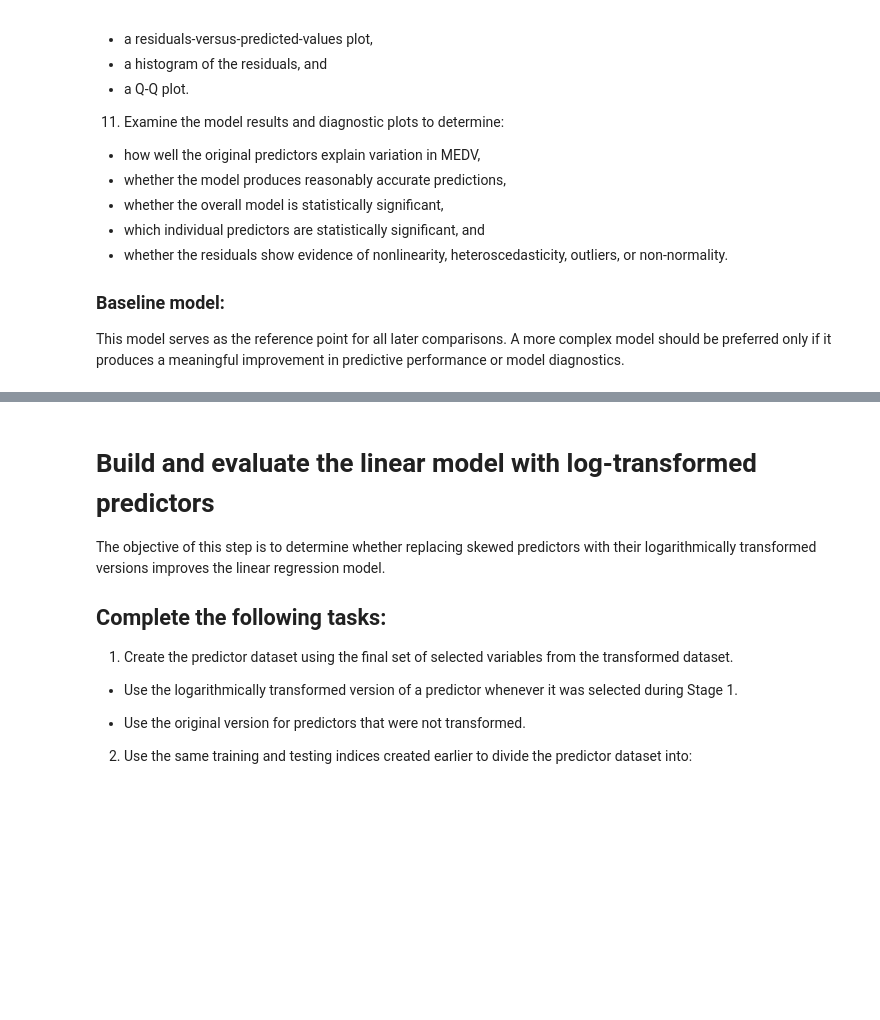
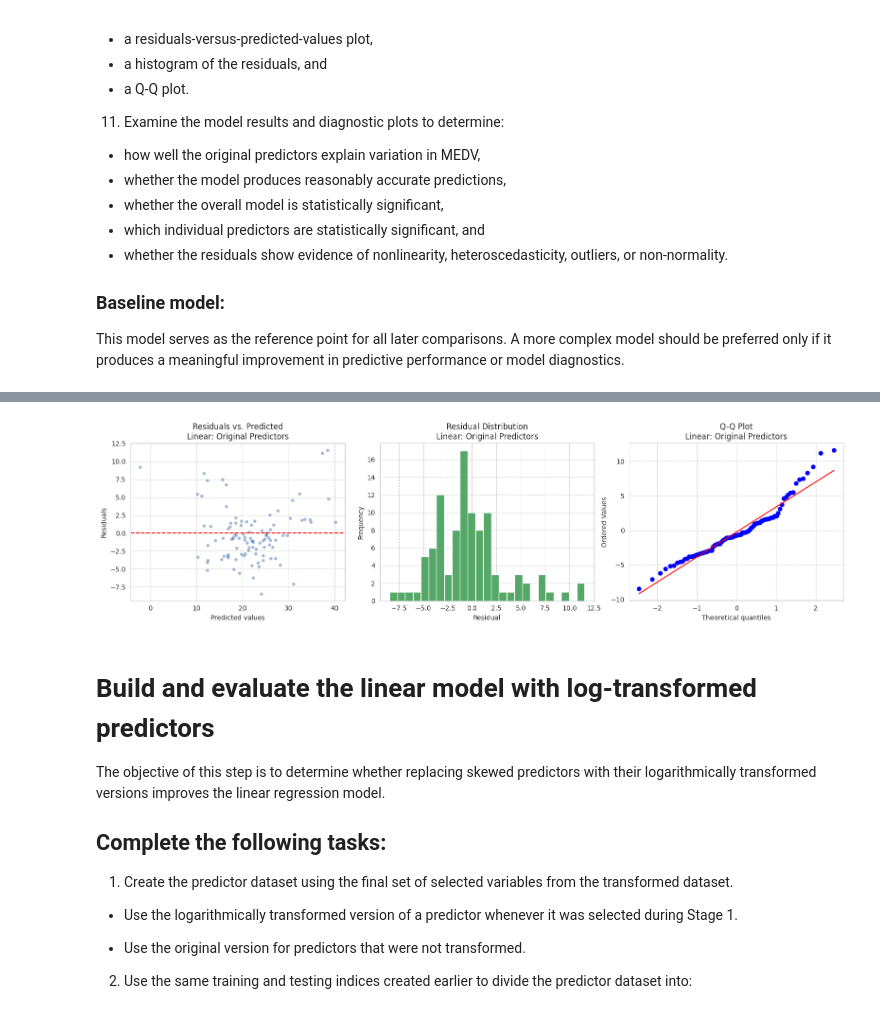
Before and after one commit to JoseAlberto88/Predictive-Analytics-, a Jupyter notebook: DAMO510_Module_04_in_Class_Activity_Starter_notebook.ipynb, the cells around one changed output, grey strips where cells are left out. Cells and saved outputs as stored; diff of their text form; code cells hidden in the pictures; blank space fills up the shorter version.

```diff
--- a/DAMO510_Module_04_in_Class_Activity_Starter_notebook.ipynb
+++ b/DAMO510_Module_04_in_Class_Activity_Starter_notebook.ipynb
@@ -1205,0 +1317,6 @@ Linear: Original Predictors overall F-test p-value: 7.82286e-91
+# %%
+# Step 1: Baseline predictor dataset using ORIGINAL (untransformed) predictor variables
+X_baseline = df_b_cleaned.loc[:, original_predictors].copy()
+
+print(f"Baseline predictors: {original_predictors}")
+X_baseline.head()
@@ -1205,0 +1331,7 @@ Linear: Original Predictors overall F-test p-value: 7.82286e-91
+# %%
+# Step 2: Split into training/testing predictor sets using the SAME indices as before
+X_train_baseline = X_baseline.loc[train_idx]
+X_test_baseline = X_baseline.loc[test_idx]
+
+print(f"Training shape: {X_train_baseline.shape}")
+print(f"Testing shape: {X_test_baseline.shape}")
@@ -1205,0 +1341,20 @@ Linear: Original Predictors overall F-test p-value: 7.82286e-91
+# %%
+# Steps 3-5: Fit multiple linear regression, predict on test set
+from sklearn.linear_model import LinearRegression
+
+baseline_model = LinearRegression()
+baseline_model.fit(X_train_baseline, y_train)
+
+y_pred_baseline = baseline_model.predict(X_test_baseline)
+# %%
+# Steps 6-7: Store and display performance results
+model_name = "Linear: Original Predictors"
+
+baseline_results = record_model_results(
+    model_name=model_name,
+    y_true=y_test,
+    y_pred=y_pred_baseline,
+    n_features=X_train_baseline.shape[1]
+)
+
+print(model_results[model_name])
@@ -1206,3 +1398,8 @@ Linear: Original Predictors overall F-test p-value: 7.82286e-91
+# %%
+# Step 10: Diagnostic plots
+baseline_residuals = plot_residual_diagnostics(y_test, y_pred_baseline, model_name=model_name)
+# %% [output]
+[figure, added]
 # %% [markdown]
 # Build and evaluate the linear model with log-transformed predictors
 The objective of this step is to determine whether replacing skewed predictors with their logarithmically transformed versions improves the linear regression model.
```
Also changed, not shown: parts of 11 cells of this notebook.
